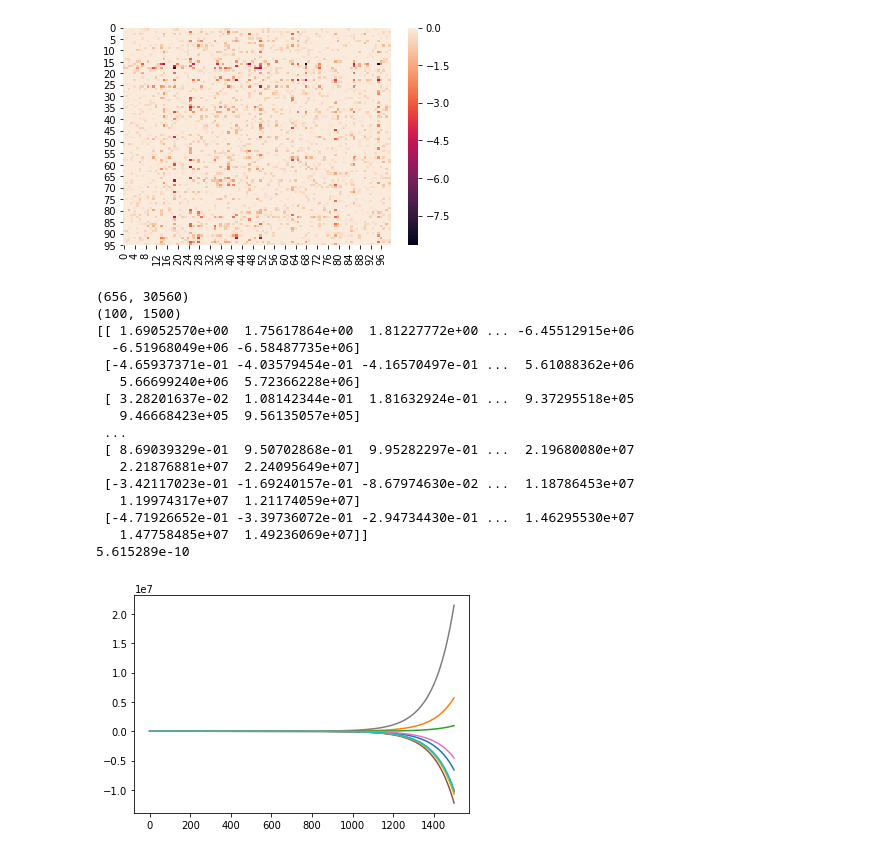
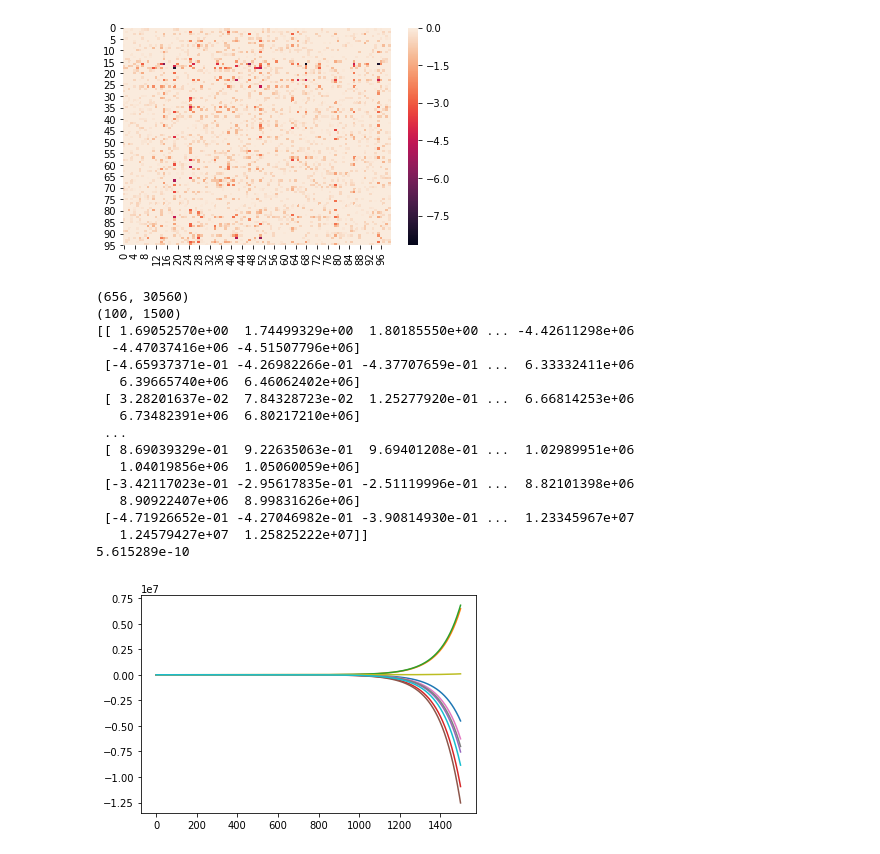
Before and after one commit to mariakesa/DayanAbbottExplorations, a Jupyter notebook: BalanceExploration2.ipynb, the cells around one changed output. Saved outputs shown, nothing was run; the diff lists cells and outputs as text; code cells hidden in the pictures.

```diff
--- a/BalanceExploration2.ipynb
+++ b/BalanceExploration2.ipynb
@@ -49,44 +49,44 @@ def gain_function(x):
     if x<0:
         return 5*np.tanh(x/5)
     else:
         return (100-5)*np.tanh(x/(100-5))
     '''
-    x[x>=0]=(100-5)*np.tanh(x[x>=0]/(100-5))
+    x[x>=0]=(10-5)*np.tanh(x[x>=0]/(10-5))
     return x
 inh_weights=np.hstack((W_IE,W_II))
 #inh_weights=np.random.normal(0,1,(100,200))
 activity_pattern=[np.random.normal(0,1,(100,))]
 print(input_patterns.shape)
 h=0.01
 for t in range(1,1500):
     #print(t)
     x=activity_pattern[-1].reshape(100,)
     #print('z',x.shape)
     inp=np.concatenate((input_patterns[:100,t].reshape(100,),x),axis=0)
     dxdt=(-x-gain_function(inh_weights@inp))
     #print('dxdt',dxdt.shape)
     activity_pattern.append(activity_pattern[-1]-h*dxdt.reshape(100,))
     #print(activity_pattern)
 activity_patterns=np.array(activity_pattern).T
 print(activity_patterns.shape)
 print(activity_patterns)
 plt.plot(activity_patterns[:10,:].T)
 print(np.mean(input_patterns))
 # %% [output]
 (656, 30560)
 (100, 1500)
-[[ 1.69052570e+00  1.75617864e+00  1.81227772e+00 ... -6.45512915e+06
-  -6.51968049e+06 -6.58487735e+06]
- [-4.65937371e-01 -4.03579454e-01 -4.16570497e-01 ...  5.61088362e+06
-   5.66699240e+06  5.72366228e+06]
- [ 3.28201637e-02  1.08142344e-01  1.81632924e-01 ...  9.37295518e+05
-   9.46668423e+05  9.56135057e+05]
+[[ 1.69052570e+00  1.74499329e+00  1.80185550e+00 ... -4.42611298e+06
+  -4.47037416e+06 -4.51507796e+06]
+ [-4.65937371e-01 -4.26982266e-01 -4.37707659e-01 ...  6.33332411e+06
+   6.39665740e+06  6.46062402e+06]
+ [ 3.28201637e-02  7.84328723e-02  1.25277920e-01 ...  6.66814253e+06
+   6.73482391e+06  6.80217210e+06]
  ...
- [ 8.69039329e-01  9.50702868e-01  9.95282297e-01 ...  2.19680080e+07
-   2.21876881e+07  2.24095649e+07]
- [-3.42117023e-01 -1.69240157e-01 -8.67974630e-02 ...  1.18786453e+07
-   1.19974317e+07  1.21174059e+07]
- [-4.71926652e-01 -3.39736072e-01 -2.94734430e-01 ...  1.46295530e+07
-   1.47758485e+07  1.49236069e+07]]
+ [ 8.69039329e-01  9.22635063e-01  9.69401208e-01 ...  1.02989951e+06
+   1.04019856e+06  1.05060059e+06]
+ [-3.42117023e-01 -2.95617835e-01 -2.51119996e-01 ...  8.82101398e+06
+   8.90922407e+06  8.99831626e+06]
+ [-4.71926652e-01 -4.27046982e-01 -3.90814930e-01 ...  1.23345967e+07
+   1.24579427e+07  1.25825222e+07]]
 5.615289e-10
-[figure, old version]
+[figure, new version]
```
